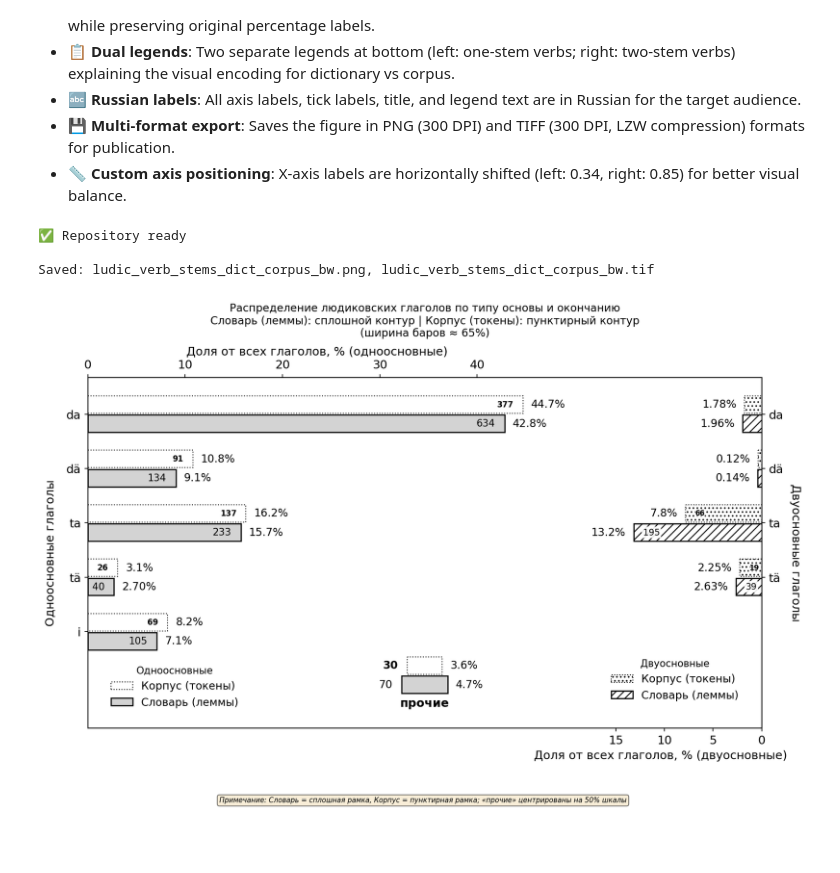
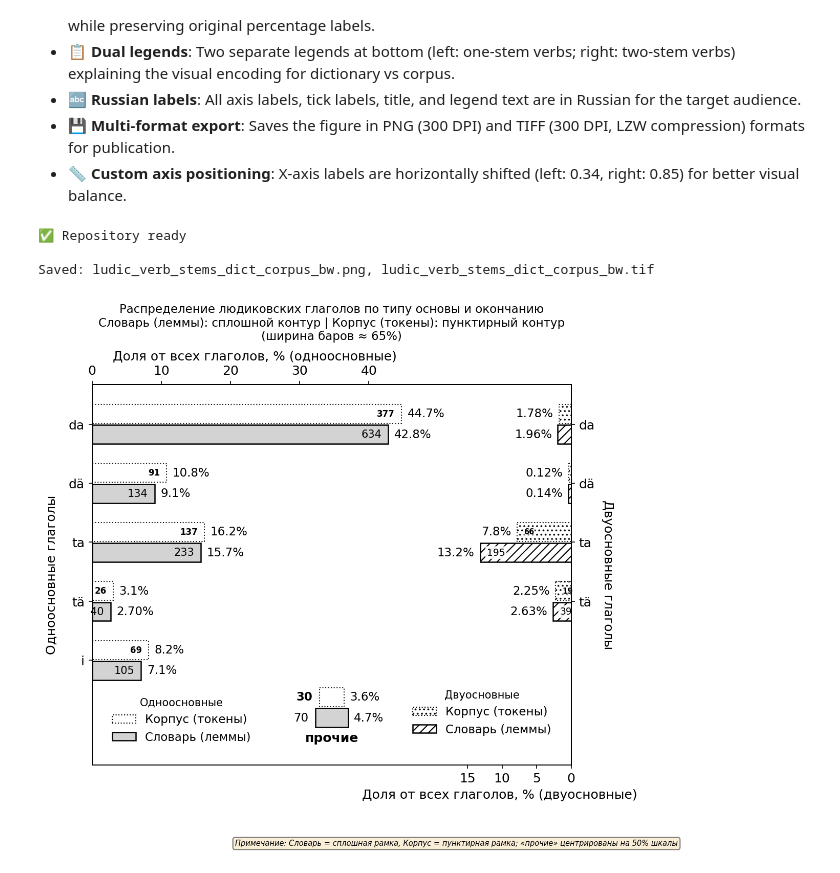
Before and after one commit to componavt/dictorpus-space, a Jupyter notebook: src/notebooks/ludic_verb_stems_distribution.ipynb, the cells around one changed output. Saved outputs shown, nothing was run; the diff lists cells and outputs as text; code cells hidden in the pictures; blank space fills up the shorter version.

Commit message:
narrow chart

```diff
--- a/src/notebooks/ludic_verb_stems_distribution.ipynb
+++ b/src/notebooks/ludic_verb_stems_distribution.ipynb
@@ -385,32 +385,32 @@ def draw_chart():
 
     # Add note about visual encoding
     note_text = (
         "Примечание: Словарь = сплошная рамка, Корпус = пунктирная рамка; "
         "«прочие» центрированы на 50% шкалы"
     )
     fig.text(
         0.5, -0.02, note_text,
         ha="center", va="top", fontsize=7, style="italic",
         bbox=dict(boxstyle="round", facecolor="wheat", alpha=0.5)
     )
 
-    plt.tight_layout(rect=[0, 0.03, 1, 1])
+    plt.tight_layout(rect=[0, 0.03, 0.7, 1])
 
     out_png = "ludic_verb_stems_dict_corpus_bw.png"
     out_tif = "ludic_verb_stems_dict_corpus_bw.tif"
     fig.savefig(out_png, dpi=300, bbox_inches="tight")
     try:
         fig.savefig(out_tif, dpi=300, bbox_inches="tight")
         print(f"Saved: {out_png}, {out_tif}")
     except Exception as e:
         print(f"PNG saved ({out_png}); TIFF failed: {e}")
 
     plt.show()
 
 
 draw_chart()
 # %% [output]
 ✅ Repository ready
 
 Saved: ludic_verb_stems_dict_corpus_bw.png, ludic_verb_stems_dict_corpus_bw.tif
-[figure, old version]
+[figure, new version]
```
